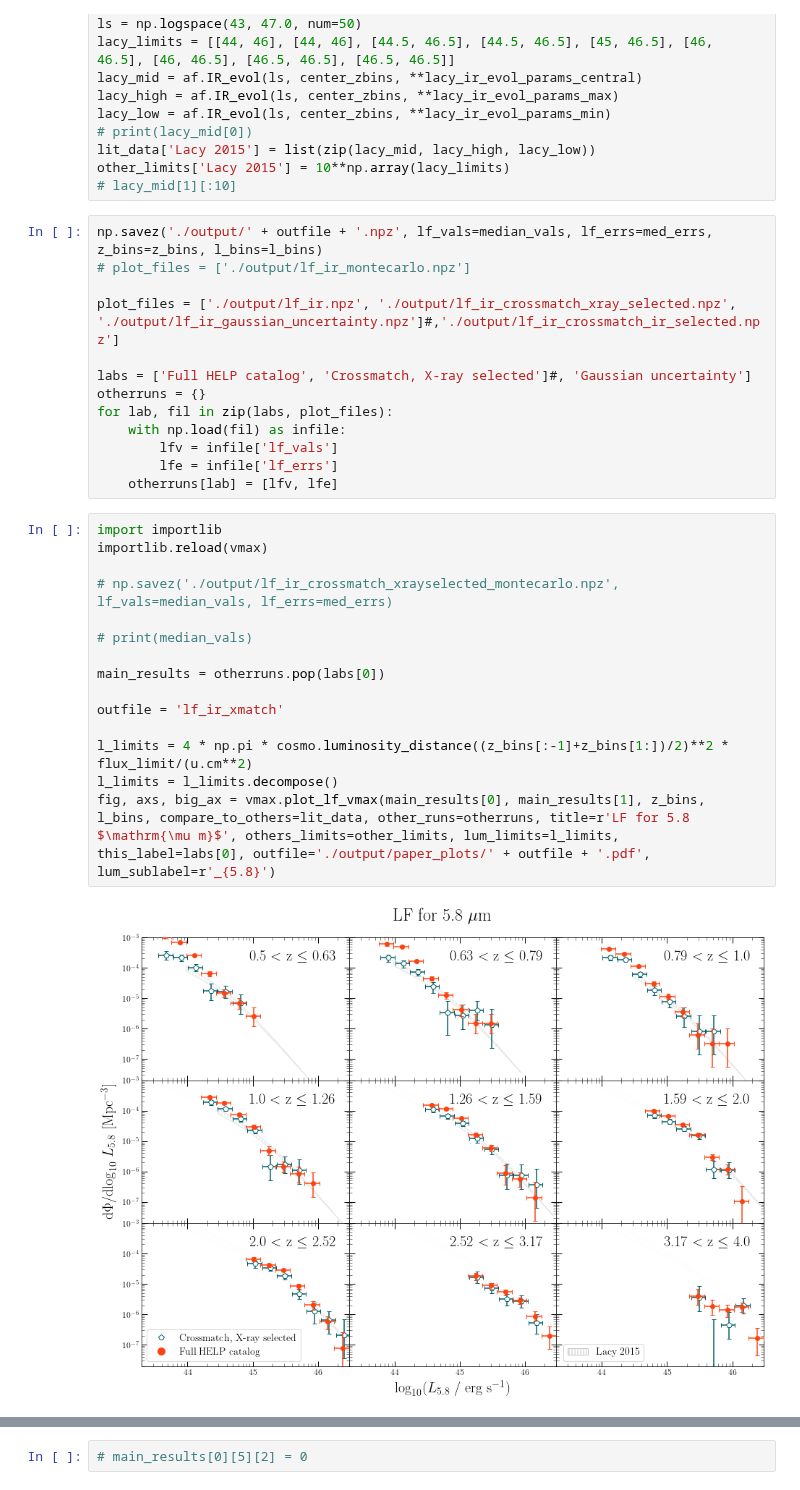
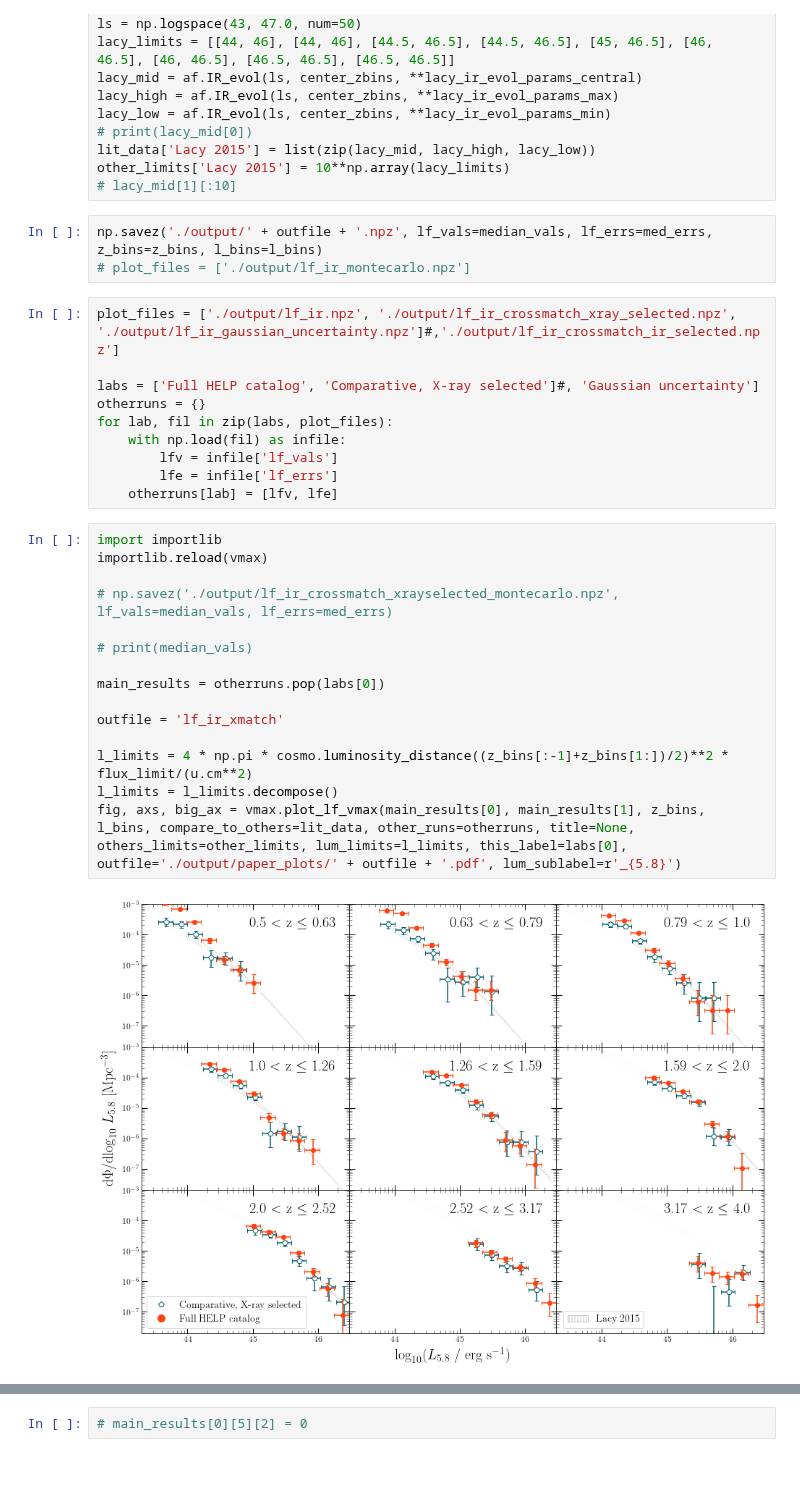
Before and after one commit to runburg/agn_lf, a Jupyter notebook: notebooks/lf_montecarlo_ir.ipynb, the cells around one changed output, grey strips where cells are left out. Drawn from its saved outputs; the diff is of its cells as text.

Commit message:
Updated plots for resubmission

```diff
--- a/notebooks/lf_montecarlo_ir.ipynb
+++ b/notebooks/lf_montecarlo_ir.ipynb
@@ -385,13 +385,13 @@ lacy_low = af.IR_evol(ls, center_zbins, **lacy_ir_evol_params_min)
 lit_data['Lacy 2015'] = list(zip(lacy_mid, lacy_high, lacy_low))
 other_limits['Lacy 2015'] = 10**np.array(lacy_limits)
 # lacy_mid[1][:10]
+# %%
+np.savez('./output/' + outfile + '.npz', lf_vals=median_vals, lf_errs=med_errs, z_bins=z_bins, l_bins=l_bins)
+# plot_files = ['./output/lf_ir_montecarlo.npz']
 # %%
-np.savez('./output/' + outfile + '.npz', lf_vals=median_vals, lf_errs=med_errs, z_bins=z_bins, l_bins=l_bins)
-# plot_files = ['./output/lf_ir_montecarlo.npz']
-
 plot_files = ['./output/lf_ir.npz', './output/lf_ir_crossmatch_xray_selected.npz', './output/lf_ir_gaussian_uncertainty.npz']#,'./output/lf_ir_crossmatch_ir_selected.npz']
 
-labs = ['Full HELP catalog', 'Crossmatch, X-ray selected']#, 'Gaussian uncertainty']
+labs = ['Full HELP catalog', 'Comparative, X-ray selected']#, 'Gaussian uncertainty']
 otherruns = {}
 for lab, fil in zip(labs, plot_files):
     with np.load(fil) as infile:
@@ -401,20 +401,20 @@ for lab, fil in zip(labs, plot_files):
 # %%
 import importlib
 importlib.reload(vmax)
 
 # np.savez('./output/lf_ir_crossmatch_xrayselected_montecarlo.npz', lf_vals=median_vals, lf_errs=med_errs)
 
 # print(median_vals)
 
 main_results = otherruns.pop(labs[0])
 
 outfile = 'lf_ir_xmatch'
 
 l_limits = 4 * np.pi * cosmo.luminosity_distance((z_bins[:-1]+z_bins[1:])/2)**2 * flux_limit/(u.cm**2)
 l_limits = l_limits.decompose()
-fig, axs, big_ax = vmax.plot_lf_vmax(main_results[0], main_results[1], z_bins, l_bins, compare_to_others=lit_data, other_runs=otherruns, title=r'LF for 5.8 $\mathrm{\mu m}$', others_limits=other_limits, lum_limits=l_limits, this_label=labs[0], outfile='./output/paper_plots/' + outfile + '.pdf', lum_sublabel=r'_{5.8}')
+fig, axs, big_ax = vmax.plot_lf_vmax(main_results[0], main_results[1], z_bins, l_bins, compare_to_others=lit_data, other_runs=otherruns, title=None, others_limits=other_limits, lum_limits=l_limits, this_label=labs[0], outfile='./output/paper_plots/' + outfile + '.pdf', lum_sublabel=r'_{5.8}')
 # %% [output]
-[figure, old version]
+[figure, new version]
 # %%
 # plot_files = ['./output/lf_ir_montecarlo.npz']
 
```
Also changed, not shown: parts of 3 cells of this notebook, 41 other files.
